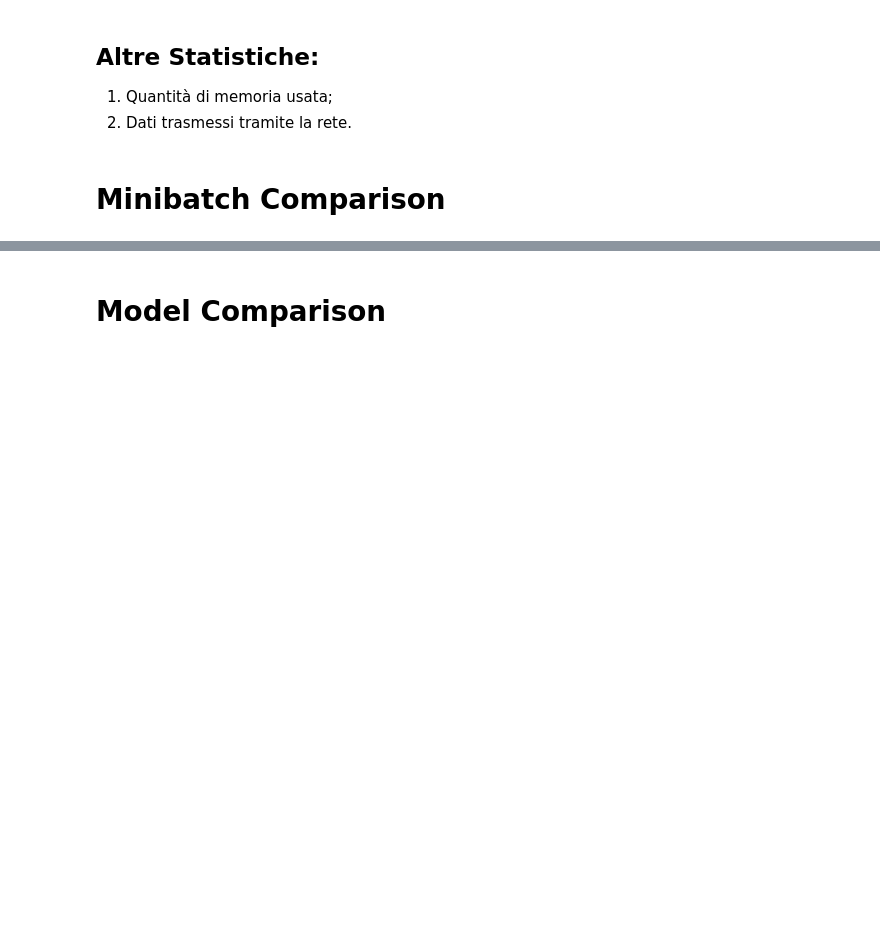
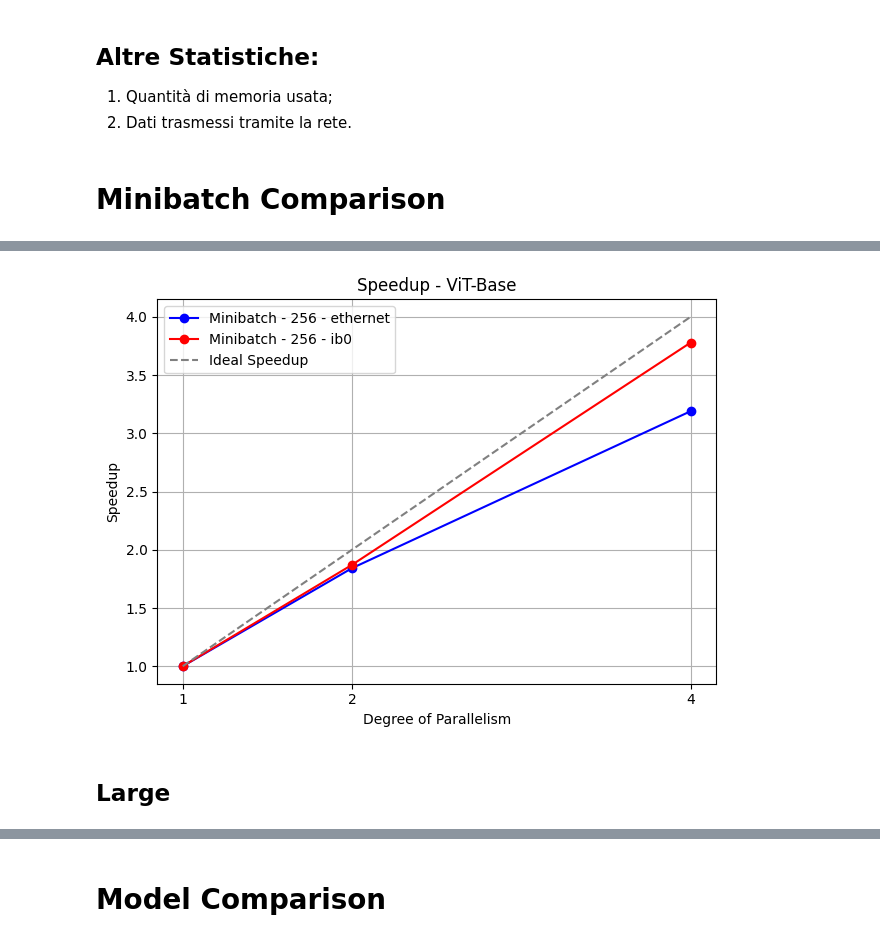
Before and after one commit to JacopoRaffi/Master_Thesis, a Jupyter notebook: analysis/ddp.ipynb, the cells around one changed output, grey strips where cells are left out. Saved outputs shown, nothing was run; the diff lists cells and outputs as text; code cells hidden in the pictures; blank space fills up the shorter version.

```diff
--- a/analysis/ddp.ipynb
+++ b/analysis/ddp.ipynb
@@ -62 +53,17 @@ ddp_8 = ddp_8[ddp_8["phase"] == "train"]
+# %%
+ddp_1_b_256_eth1 = pd.read_csv("../log/synch_ddp/rank_0_synch_ddp_1_minibatch_256_vit-base-patch16-224-in21k_model_eth1.csv")
+ddp_2_b_256_eth1 = pd.read_csv("../log/synch_ddp/rank_0_synch_ddp_2_minibatch_256_vit-base-patch16-224-in21k_model_eth1.csv")
+ddp_4_b_256_eth1 = pd.read_csv("../log/synch_ddp/rank_0_synch_ddp_4_minibatch_256_vit-base-patch16-224-in21k_model_eth1.csv")
+
+ddp_1_b_256_ib0 = pd.read_csv("../log/synch_ddp/rank_0_synch_ddp_1_minibatch_256_vit-base-patch16-224-in21k_model_ib0.csv")
+ddp_2_b_256_ib0 = pd.read_csv("../log/synch_ddp/rank_0_synch_ddp_2_minibatch_256_vit-base-patch16-224-in21k_model_ib0.csv")
+ddp_4_b_256_ib0 = pd.read_csv("../log/synch_ddp/rank_0_synch_ddp_4_minibatch_256_vit-base-patch16-224-in21k_model_ib0.csv")
+
+ddp_1_b_256_eth1 = ddp_1_b_256_eth1[ddp_1_b_256_eth1['phase'] == 'train']
+ddp_2_b_256_eth1 = ddp_2_b_256_eth1[ddp_2_b_256_eth1['phase'] == 'train']
+ddp_4_b_256_eth1 = ddp_4_b_256_eth1[ddp_4_b_256_eth1['phase'] == 'train']
+
+ddp_1_b_256_ib0 = ddp_1_b_256_ib0[ddp_1_b_256_ib0['phase'] == 'train']
+ddp_2_b_256_ib0 = ddp_2_b_256_ib0[ddp_2_b_256_ib0['phase'] == 'train']
+ddp_4_b_256_eth1 = ddp_4_b_256_eth1[ddp_4_b_256_eth1['phase'] == 'train']
 # %%
@@ -111,0 +81,8 @@ plt.tight_layout()
+# %%
+plot_speedup([ddp_1_b_256_eth1, ddp_2_b_256_eth1, ddp_4_b_256_eth1], "Speedup - ViT-Base", "Minibatch - 256 - ethernet", color='blue', plot_ideal=False)
+plot_speedup([ddp_1_b_256_ib0, ddp_2_b_256_ib0, ddp_4_b_256_ib0], "Speedup - ViT-Base", "Minibatch - 256 - ib0", color='red', plot_ideal=True)
+plt.tight_layout()
+# %% [output]
+[figure, added]
+# %% [markdown]
+## Large
```
Also changed, not shown: parts of 29 cells of this notebook, 1 other file.
